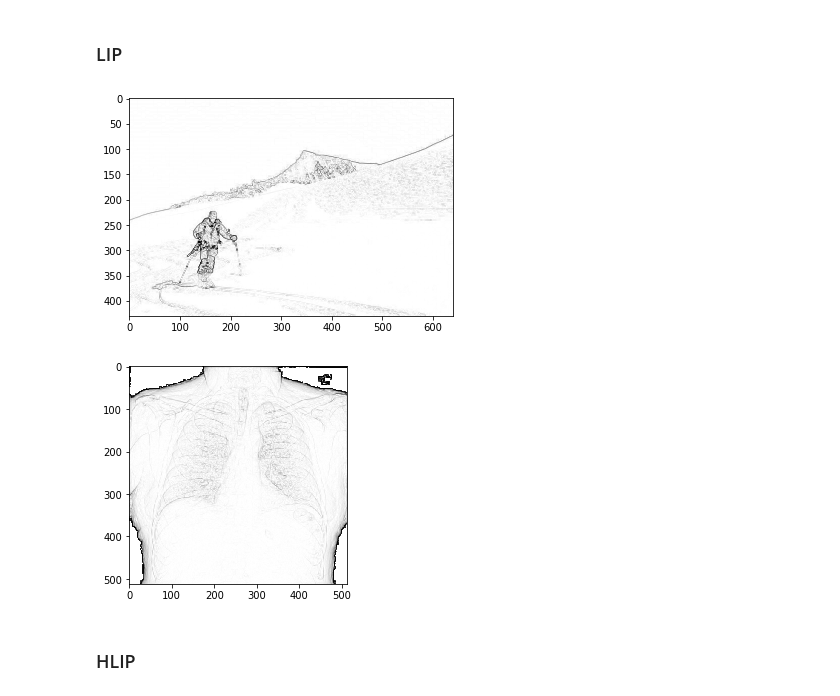
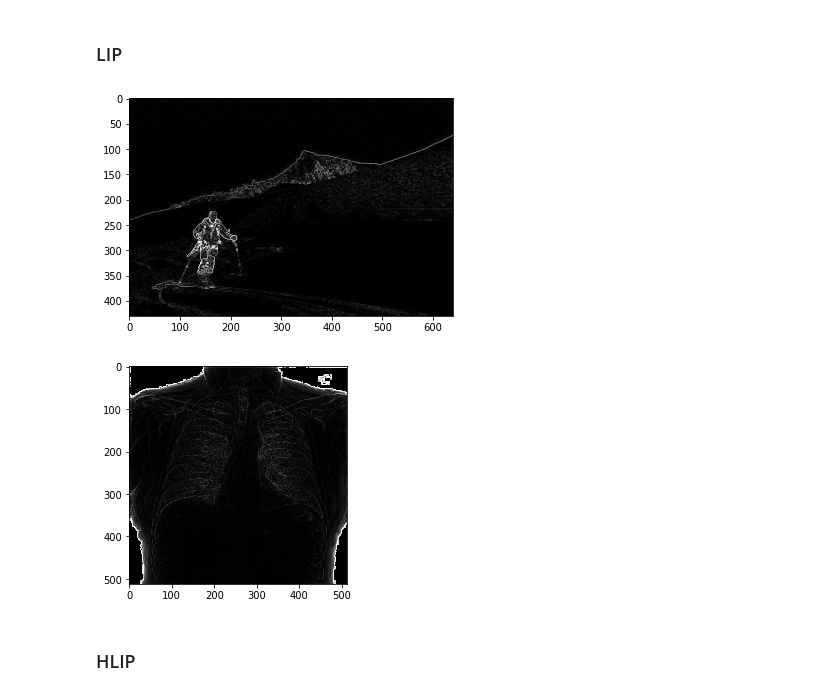
Before and after one commit to CTS-crypto/Logarithmic-Image-Processing, a Jupyter notebook: logimg/filter_prewitt.ipynb, the cells around one changed output. Drawn from its saved outputs; the diff is of its cells as text; code cells hidden in the pictures.

```diff
--- a/logimg/filter_prewitt.ipynb
+++ b/logimg/filter_prewitt.ipynb
@@ -44,24 +44,24 @@ plt.show()
 # %%
 js=LIPSpace()
 
 ja=js.equation(js.gray_tone(a))
 
-sja=js.inverse_gray_tone(js.inverse_equation(prewitt(ja)))
+sja=js.M-js.inverse_gray_tone(js.inverse_equation(prewitt(ja)))
 
 plt.imshow(sja,cmap='gray',interpolation='nearest')
 plt.show()
 
 js2=LIPSpace(1)
 
 jb=js2.equation(js2.gray_tone(b))
 
-sjb=js2.inverse_gray_tone(js2.inverse_equation(prewitt(jb)))
+sjb=js2.M-js2.inverse_gray_tone(js2.inverse_equation(prewitt(jb)))
 
 plt.imshow(sjb,cmap='gray',interpolation='nearest')
 plt.show()
 # %% [output]
-[figure, old version]
+[figure, new version]
-[figure, old version]
+[figure, new version]
 # %% [markdown]
 ### HLIP
 # %%
```
Also changed, not shown: parts of 1 cell of this notebook, 44 other files.
